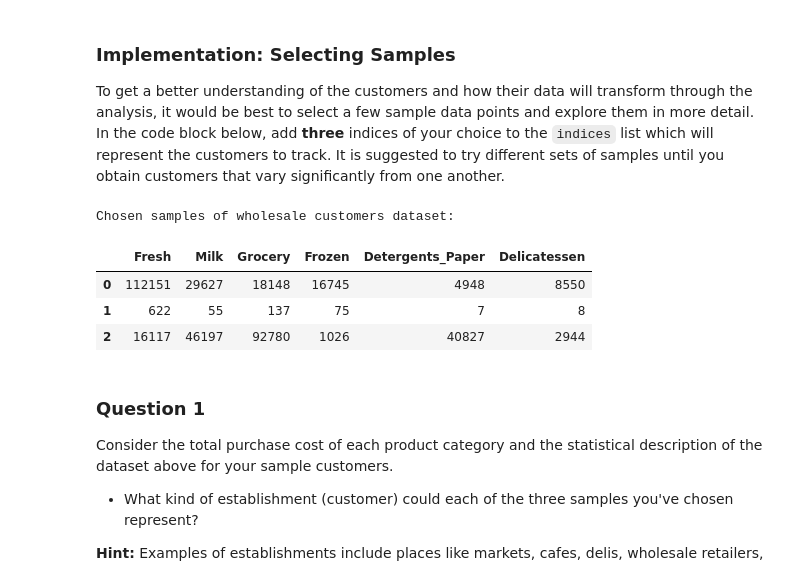
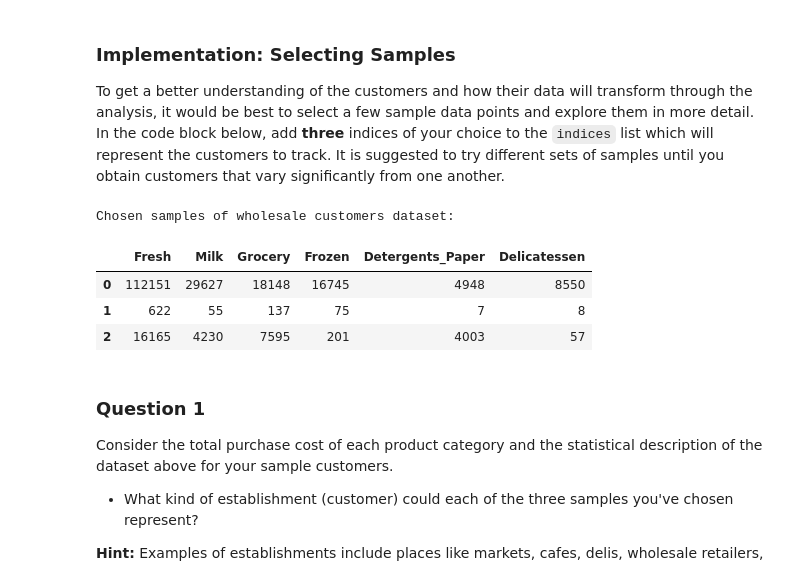
Before and after one commit to jjhz/machine-learning, a Jupyter notebook: projects/customer_segments/customer_segments.ipynb, the cells around one changed output. Drawn from its saved outputs; the diff is of its cells as text; code cells hidden in the pictures.

```diff
--- a/projects/customer_segments/customer_segments.ipynb
+++ b/projects/customer_segments/customer_segments.ipynb
@@ -60,18 +60,18 @@ display(data.describe())
 To get a better understanding of the customers and how their data will transform through the analysis, it would be best to select a few sample data points and explore them in more detail. In the code block below, add **three** indices of your choice to the `indices` list which will represent the customers to track. It is suggested to try different sets of samples until you obtain customers that vary significantly from one another.
 # %%
 # TODO: Select three indices of your choice you wish to sample from the dataset
-indices = [181, 154, 85]
+indices = [181, 154, 25]
 
 # Create a DataFrame of the chosen samples
 samples = pd.DataFrame(data.loc[indices], columns = data.keys()).reset_index(drop = True)
 print("Chosen samples of wholesale customers dataset:")
 display(samples)
 # %% [output]
 Chosen samples of wholesale customers dataset:
 |  | Fresh | Milk | Grocery | Frozen | Detergents_Paper | Delicatessen |
 | 0 | 112151 | 29627 | 18148 | 16745 | 4948 | 8550 |
 | 1 | 622 | 55 | 137 | 75 | 7 | 8 |
-| 2 | 16117 | 46197 | 92780 | 1026 | 40827 | 2944 |
+| 2 | 16165 | 4230 | 7595 | 201 | 4003 | 57 |
 # %% [markdown]
 ### Question 1
 Consider the total purchase cost of each product category and the statistical description of the dataset above for your sample customers.
```
Also changed, not shown: parts of 9 cells of this notebook.
